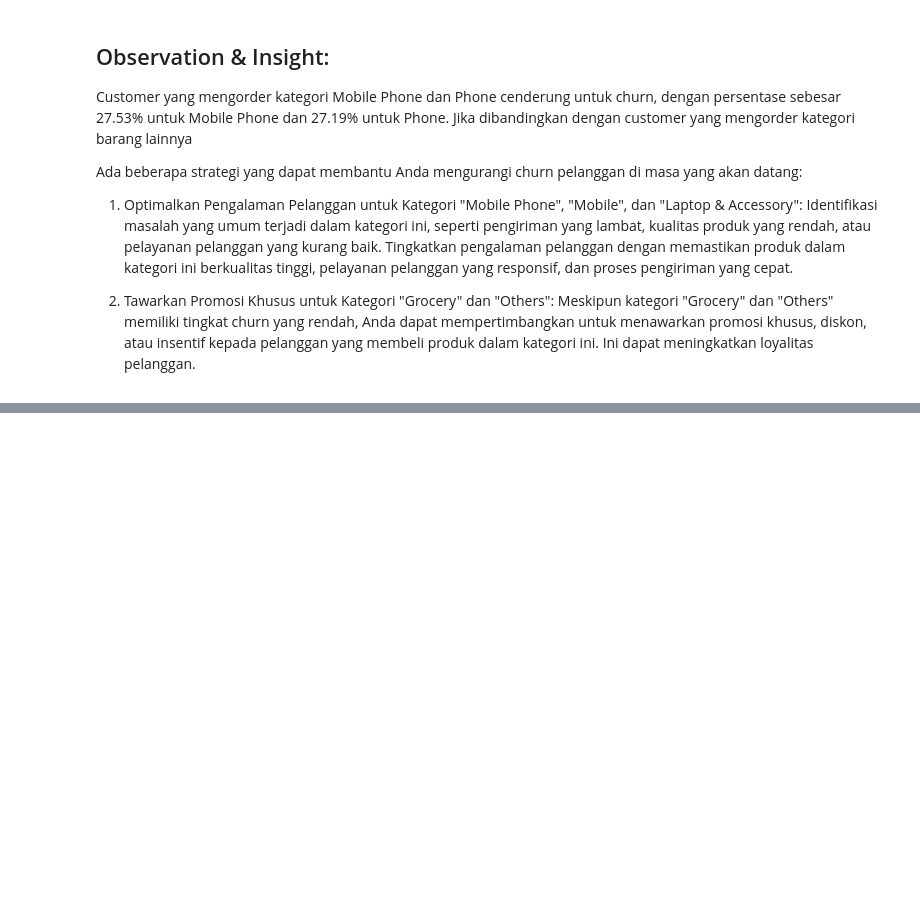
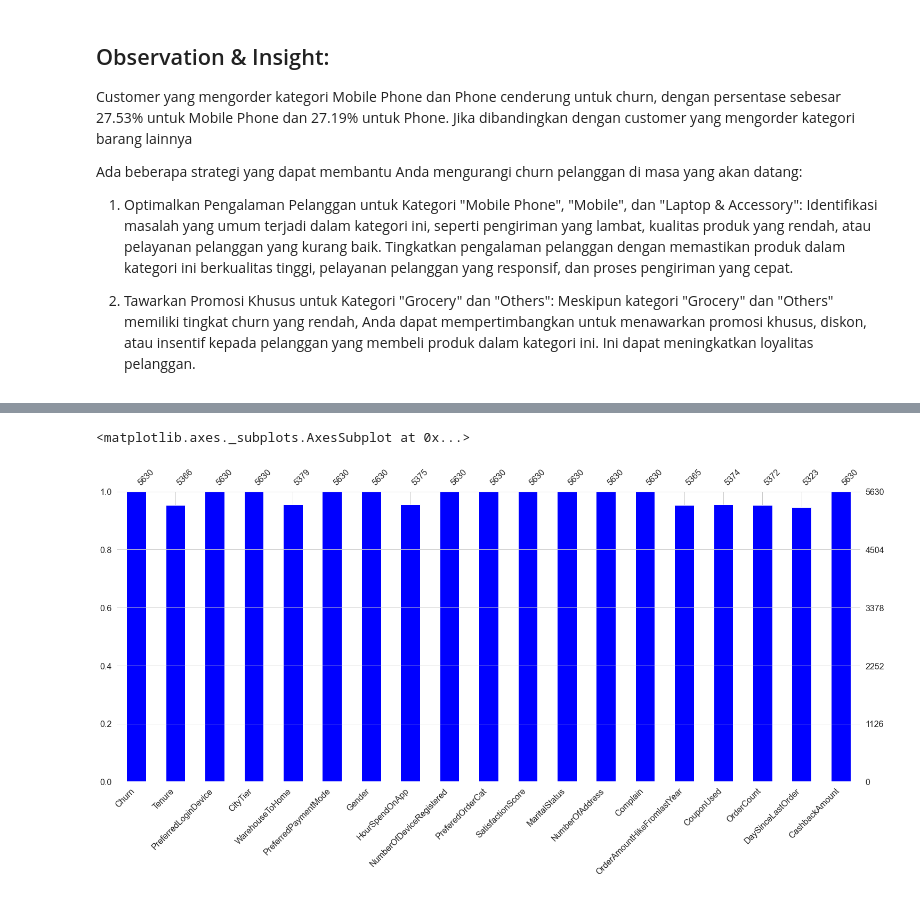
Before and after one commit to Lima-B-Aja/5-b-aja, a Jupyter notebook: Final_Project_Rakamin.ipynb, the cells around one changed output, grey strips where cells are left out. Cells and saved outputs as stored; diff of their text form; code cells hidden in the pictures; blank space fills up the shorter version.

```diff
--- a/Final_Project_Rakamin.ipynb
+++ b/Final_Project_Rakamin.ipynb
@@ -476,0 +588,5 @@ Ada beberapa strategi yang dapat membantu Anda mengurangi churn pelanggan di mas
+# %%
+msno.bar(df, color='blue')
+# %% [output]
+<matplotlib.axes._subplots.AxesSubplot at 0x...>
+[figure, added]
```
Also changed, not shown: parts of 46 cells of this notebook, 1 other file.
